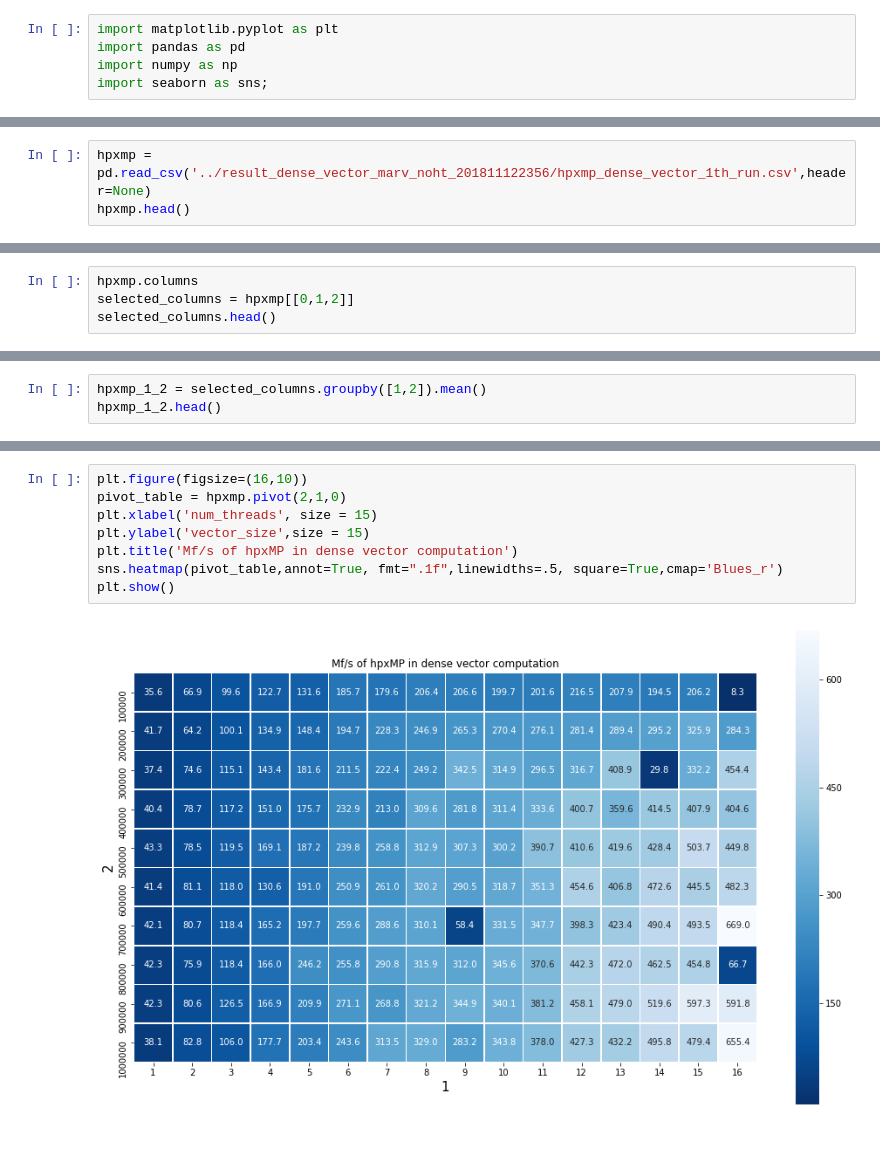
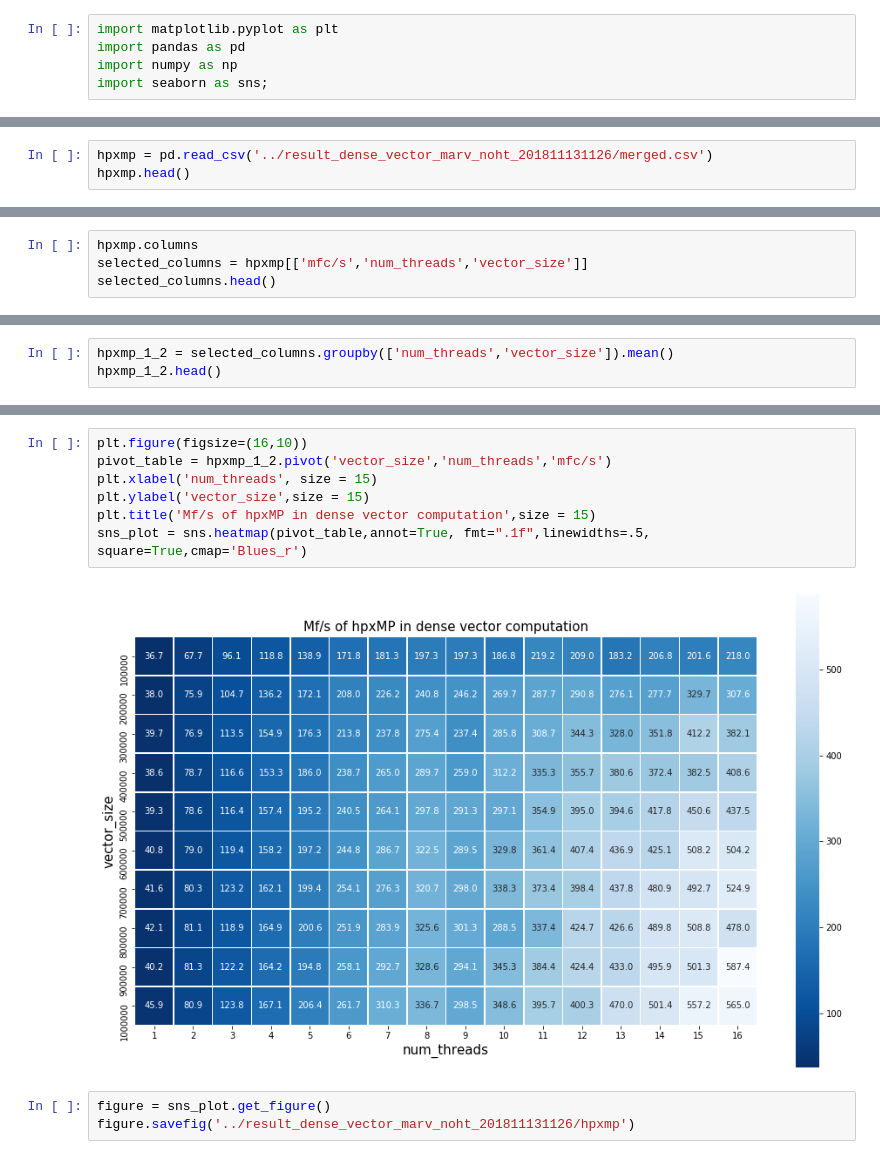
Before and after one commit to tianyi93/hpxMP_performance, a Jupyter notebook: tiny_bench/scripts/plot.ipynb, the cells around one changed output, grey strips where cells are left out. Drawn from its saved outputs; the diff is of its cells as text.

Commit message:
updated csv run and plotted graph

```diff
--- a/tiny_bench/scripts/plot.ipynb
+++ b/tiny_bench/scripts/plot.ipynb
@@ -6,4 +17,4 @@ import seaborn as sns;
 # %%
-hpxmp = pd.read_csv('../result_dense_vector_marv_noht_201811122356/hpxmp_dense_vector_1th_run.csv',header=None)
+hpxmp = pd.read_csv('../result_dense_vector_marv_noht_201811131126/merged.csv')
 hpxmp.head()
 # %% [output]
@@ -16,5 +27,5 @@ hpxmp.head()
 # %%
 hpxmp.columns
-selected_columns = hpxmp[[0,1,2]]
+selected_columns = hpxmp[['mfc/s','num_threads','vector_size']]
 selected_columns.head()
 # %% [output]
@@ -27,4 +38,4 @@ selected_columns.head()
 # %%
-hpxmp_1_2 = selected_columns.groupby([1,2]).mean()
+hpxmp_1_2 = selected_columns.groupby(['num_threads','vector_size']).mean()
 hpxmp_1_2.head()
 # %% [output]
@@ -58,10 +80,12 @@ hpxmp_1_2.pivot(2,1,0).head()
 # %%
 plt.figure(figsize=(16,10))
-pivot_table = hpxmp.pivot(2,1,0)
+pivot_table = hpxmp_1_2.pivot('vector_size','num_threads','mfc/s')
 plt.xlabel('num_threads', size = 15)
 plt.ylabel('vector_size',size = 15)
-plt.title('Mf/s of hpxMP in dense vector computation')
-sns.heatmap(pivot_table,annot=True, fmt=".1f",linewidths=.5, square=True,cmap='Blues_r')
-plt.show()
+plt.title('Mf/s of hpxMP in dense vector computation',size = 15)
+sns_plot = sns.heatmap(pivot_table,annot=True, fmt=".1f",linewidths=.5, square=True,cmap='Blues_r')
 # %% [output]
-[figure, old version]
+[figure, new version]
+# %%
+figure = sns_plot.get_figure()
+figure.savefig('../result_dense_vector_marv_noht_201811131126/hpxmp')
```
Also changed, not shown: parts of 7 cells of this notebook, 24 other files.
